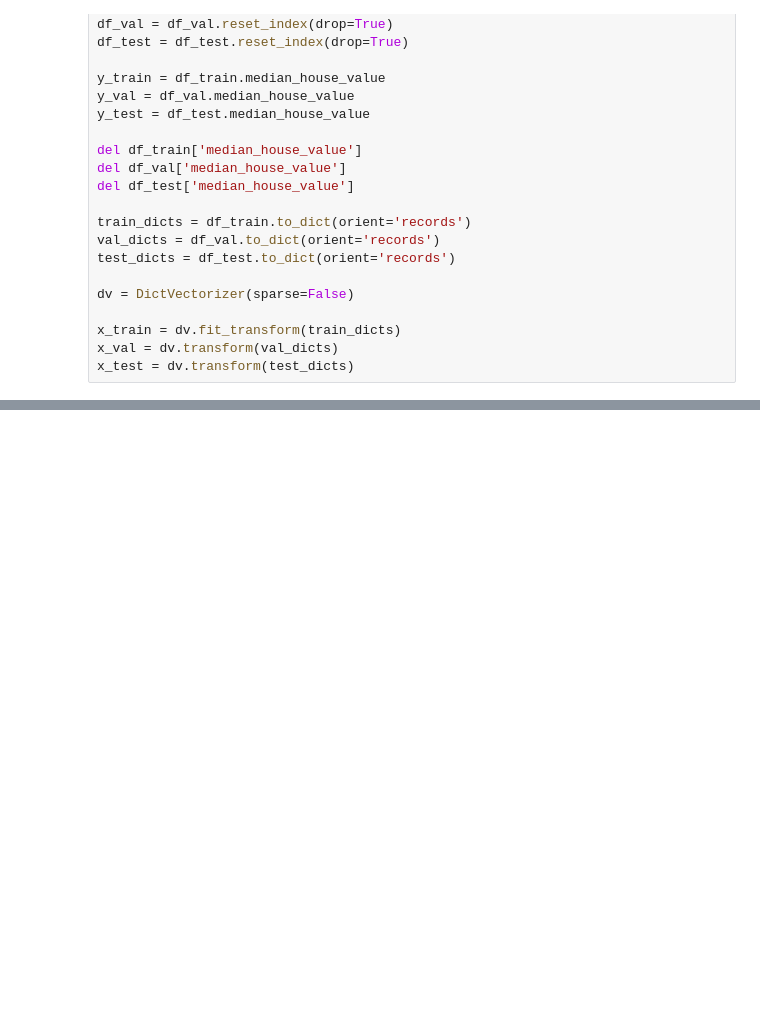
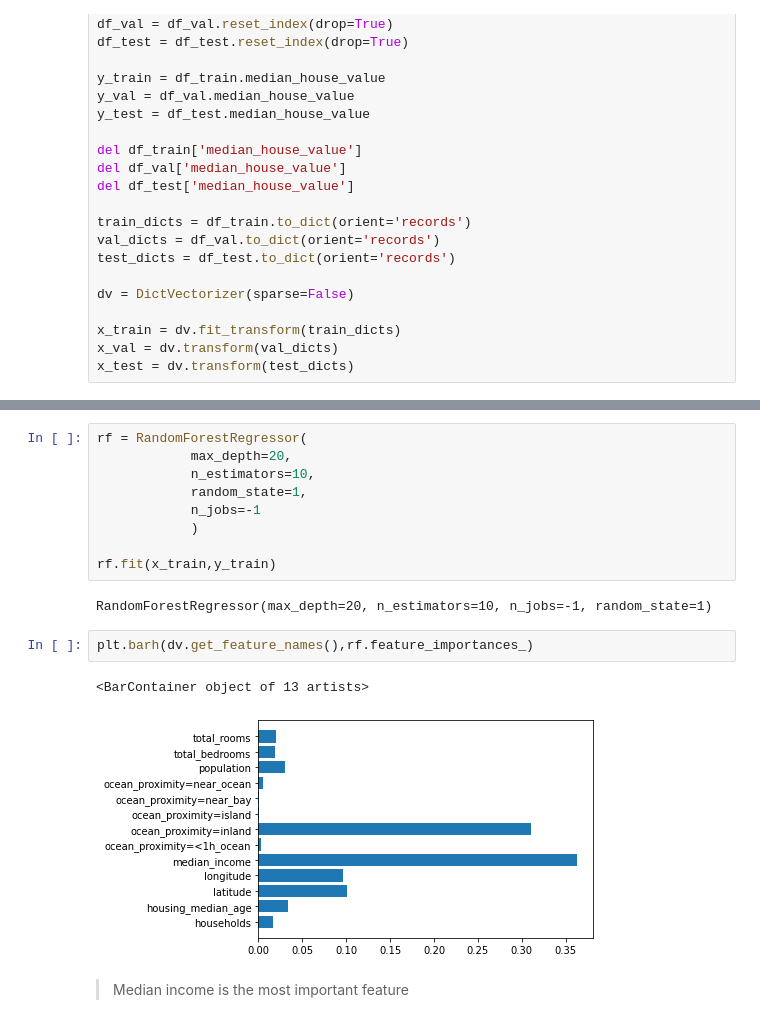
Before and after one commit to Micky373/ml_zoomcamp, a Jupyter notebook: week_6/homework_6/homework_6.ipynb, the cells around one changed output, grey strips where cells are left out. Drawn from its saved outputs; the diff is of its cells as text; blank space fills up the shorter version.

```diff
--- a/week_6/homework_6/homework_6.ipynb
+++ b/week_6/homework_6/homework_6.ipynb
@@ -139,0 +376,18 @@ x_test = dv.transform(test_dicts)
+# %%
+rf = RandomForestRegressor(
+            max_depth=20,
+            n_estimators=10,
+            random_state=1,
+            n_jobs=-1
+            )
+
+rf.fit(x_train,y_train)
+# %% [output]
+RandomForestRegressor(max_depth=20, n_estimators=10, n_jobs=-1, random_state=1)
+# %%
+plt.barh(dv.get_feature_names(),rf.feature_importances_)
+# %% [output]
+<BarContainer object of 13 artists>
+[figure, added]
+# %% [markdown]
+> Median income is the most important feature
```
Also changed, not shown: parts of 26 cells of this notebook, 1 other file.
